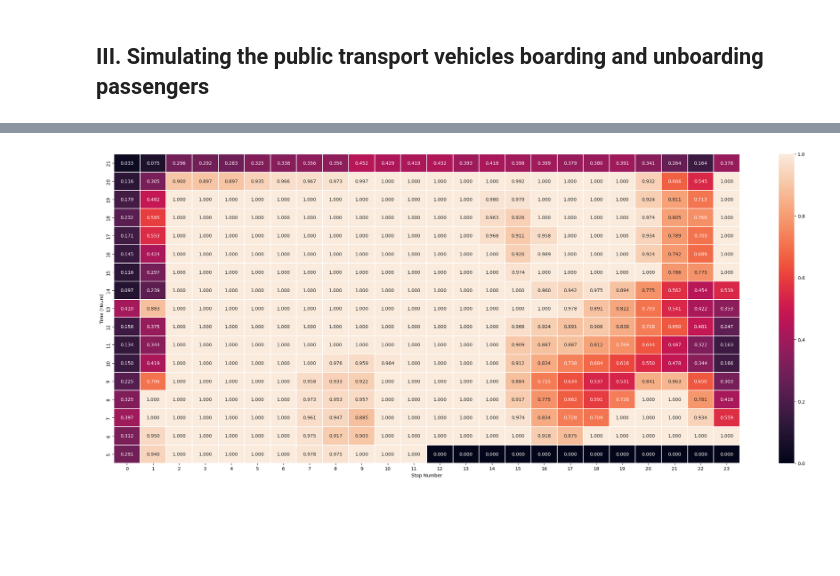
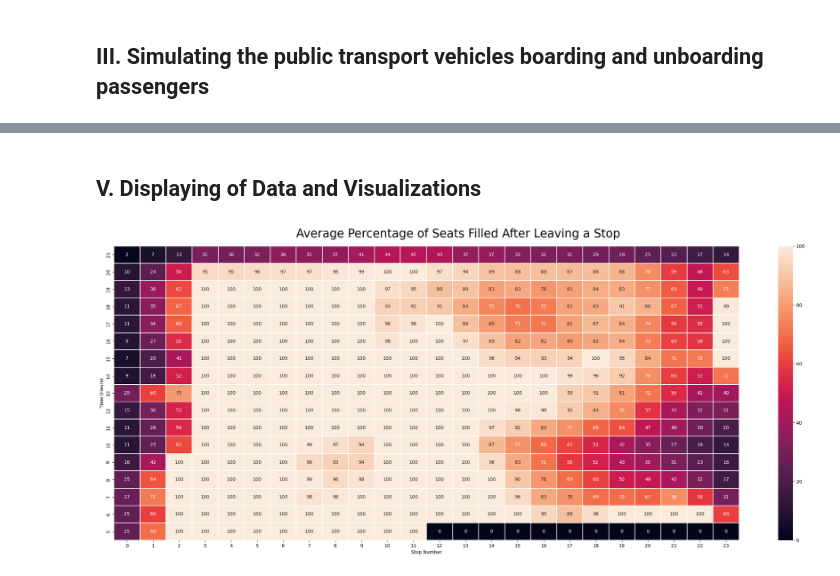
Before and after one commit to JLGAfrica/Python_Projects, a Jupyter notebook: Samples/2_Efficient_Transportation_v2.ipynb, the cells around one changed output, grey strips where cells are left out. Cells and saved outputs as stored; diff of their text form; code cells hidden in the pictures; blank space fills up the shorter version.

```diff
--- a/Samples/2_Efficient_Transportation_v2.ipynb
+++ b/Samples/2_Efficient_Transportation_v2.ipynb
@@ -12,10 +15,6 @@ import matplotlib.ticker as mticker
 ## I. World Building
 ### Here we define the route, the fare, and the different kinds of commuters and public transportation
 # %%
-import numpy as np
-import random
-from datetime import time
-
 route_length = 24
 minimum_fare = 13
 minimum_distance = 4
@@ -42,7 +41,7 @@ class MorningPassenger:
 
         # Defining where the passenger waits for public transport
         self.mean_start_place = mean_start_place
-        self.sigma_start_place = 1.5
+        self.sigma_start_place = 2
         self.start_place = -1
         while self.start_place < 0 or self.start_place >= route_length:
             self.start_place = int(round(np.random.normal(self.mean_start_place, self.sigma_start_place, 1)[0], 0))
@@ -78,7 +77,7 @@ class NoonPassenger:
 
         # Defining where the passenger waits for public transport
         self.mean_start_place = mean_start_place
-        self.sigma_start_place = 2.5
+        self.sigma_start_place = 3
         self.start_place = -1
         while self.start_place < 0 or self.start_place >= route_length:
             self.start_place = int(round(np.random.normal(self.mean_start_place, self.sigma_start_place, 1)[0], 0))
@@ -104,7 +103,7 @@ class AfternoonPassenger:
     def __init__(self, mean_start_place):
         # Defining when the passenger starts waiting for public transport
         self.mean_start_hour = 17
-        self.sigma_start_hour = 1.8
+        self.sigma_start_hour = 2.5
         self.start_hour = -1
         while self.start_hour < 0 or self.start_hour >= 24:
             self.start_hour = int(round(np.random.normal(self.mean_start_hour, self.sigma_start_hour, 1)[0], 0))
@@ -150,7 +149,7 @@ class EveningPassenger:
 
         # Defining where the passenger waits for public transport
         self.mean_start_place = mean_start_place
-        self.sigma_start_place = 2.5
+        self.sigma_start_place = 3
         self.start_place = -1
         while self.start_place < 0 or self.start_place >= route_length:
             self.start_place = int(round(np.random.normal(self.mean_start_place, self.sigma_start_place, 1)[0], 0))
@@ -331,20 +307,0 @@ for i in range(500):
-# %%
-# Afternoon passengers
-for i in range(2250):
-    person = AfternoonPassenger(3)
-for i in range(2250):
-    person = AfternoonPassenger(18)
-for i in range(2000):
-    person = AfternoonPassenger(3)
-for i in range(2000):
-    person = AfternoonPassenger(28)
-# %%
-# Evening passengers
-for i in range(500):
-    person = EveningPassenger(2)
-for i in range(1525):
-    person = EveningPassenger(12)
-for i in range(1500):
-    person = EveningPassenger(6)
-for i in range(1000):
-    person = EveningPassenger(18)
@@ -605,11 +476,13 @@ capacity_per_place_time
+# %% [markdown]
+## V. Displaying of Data and Visualizations
 # %%
 # Visualizing the income_distribution
 fig, ax = plt.subplots(figsize=(24, 10))
-sns.heatmap(capacity_per_place_time, annot = True, fmt = '1.3f', linewidths = 0.1, ax = ax, robust = True)
+sns.heatmap(capacity_per_place_time, annot = True, fmt = '1.0f', linewidths = 0.1, ax = ax, robust = True)
 plt.xlabel('Stop Number')
 plt.ylabel('Time (Hours)')
-# plt.text(13, 25, f'Gross Income per {distance_unit}-Hour', fontsize = 25)
+plt.text(7, 17.5, 'Average Percentage of Seats Filled After Leaving a Stop', fontsize = 25)
 ax.invert_yaxis()
 fig.tight_layout()
 # %% [output]
-[figure, old version]
+[figure, new version]
```
Also changed, not shown: parts of 23 cells of this notebook.
